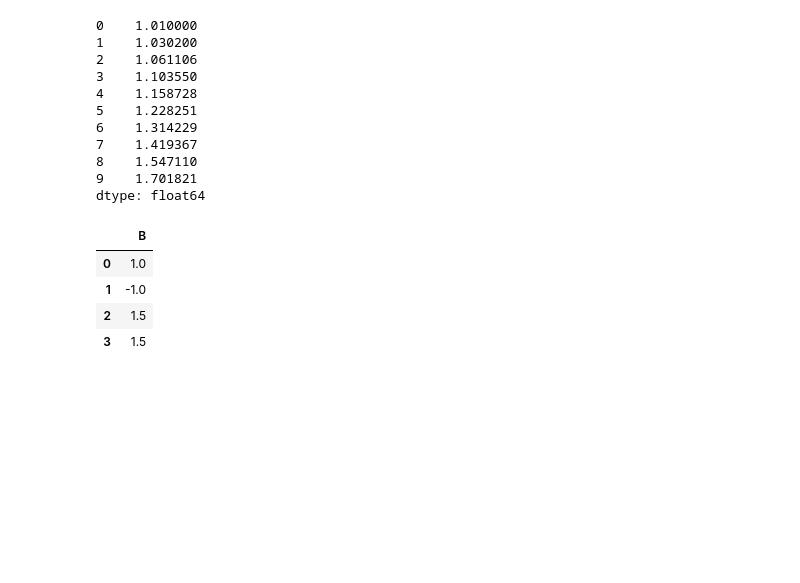
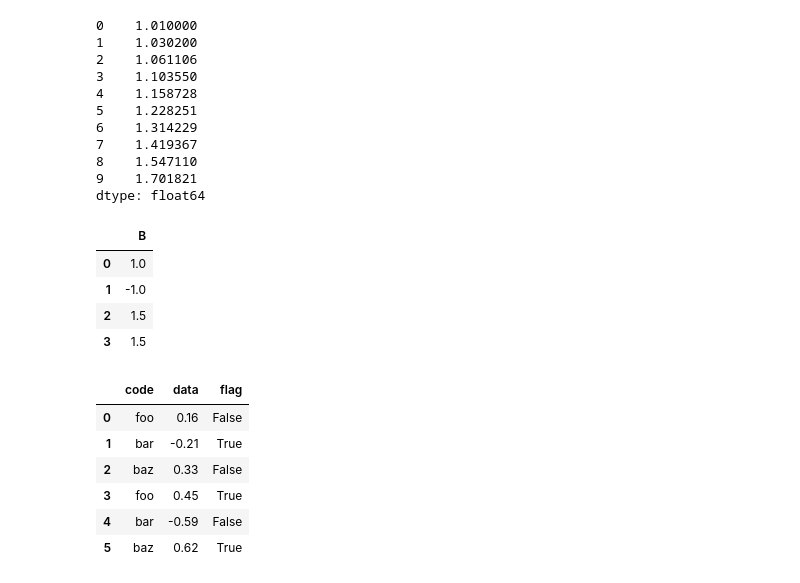
Before and after one commit to onlyabhilash/Feature-Engg, a Jupyter notebook: Pandas/Cooking.ipynb, the cells around one changed output. Cells and saved outputs as stored; diff of their text form; code cells hidden in the pictures; blank space fills up the shorter version.

```diff
--- a/Pandas/Cooking.ipynb
+++ b/Pandas/Cooking.ipynb
@@ -696,3 +696,21 @@ gb.transform(replace)
 | 1 | -1.0 |
 | 2 | 1.5 |
 | 3 | 1.5 |
+# %%
+# Sort groups by aggregated data
+df = pd.DataFrame(
+        {
+            "code": ["foo", "bar", "baz"] * 2,
+            "data": [0.16, -0.21, 0.33, 0.45, -0.59, 0.62],
+            "flag": [False, True] * 3,
+        }
+    )
+df
+# %% [output]
+|  | code | data | flag |
+| 0 | foo | 0.16 | False |
+| 1 | bar | -0.21 | True |
+| 2 | baz | 0.33 | False |
+| 3 | foo | 0.45 | True |
+| 4 | bar | -0.59 | False |
+| 5 | baz | 0.62 | True |
```
Also changed, not shown: parts of 5 cells of this notebook.
